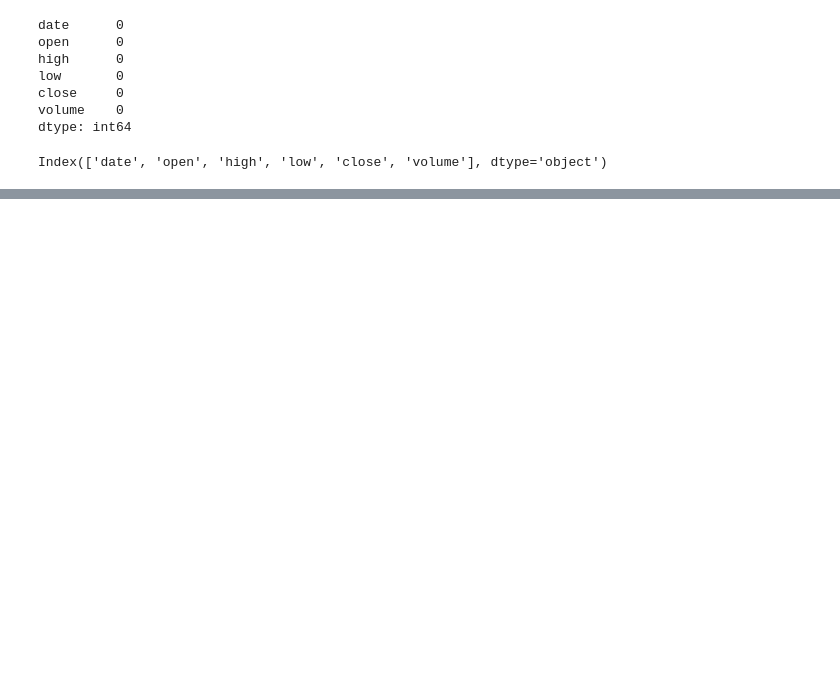
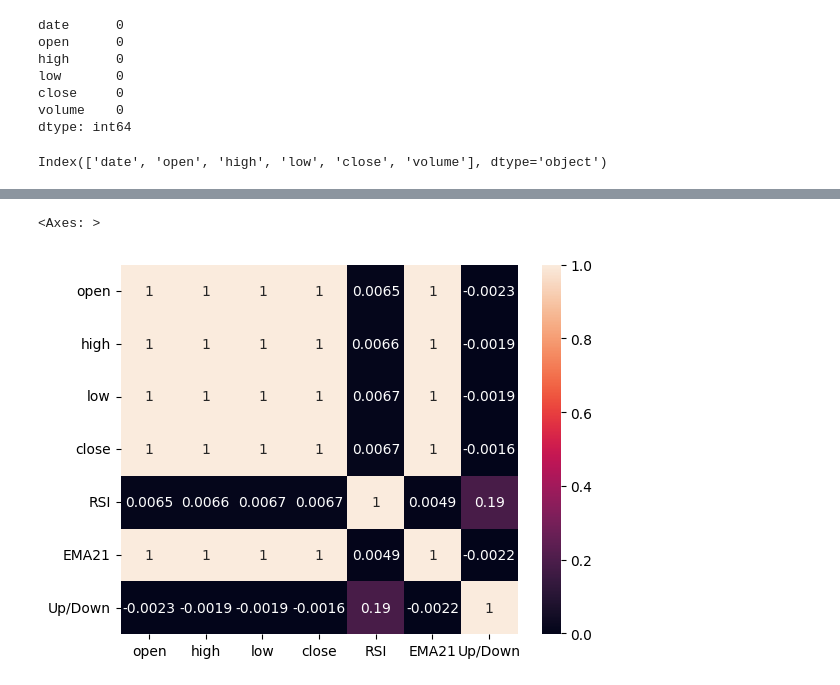
Before and after one commit to helloWorld-Rishabh/Econophysics_profCDS, a Jupyter notebook: EDA_NIFTY50.ipynb, the cells around one changed output, grey strips where cells are left out. Saved outputs shown, nothing was run; the diff lists cells and outputs as text; code cells hidden in the pictures; blank space fills up the shorter version.

```diff
--- a/EDA_NIFTY50.ipynb
+++ b/EDA_NIFTY50.ipynb
@@ -55,0 +114,4 @@ Index(['date', 'open', 'high', 'low', 'close', 'volume'], dtype='object')
+# %%
+df_nifty50=df.copy()
+# %%
+df_nifty50.dropna(inplace= True)
@@ -55,0 +134,4 @@ Index(['date', 'open', 'high', 'low', 'close', 'volume'], dtype='object')
+# %%
+df_nifty50['EMA21'] = df_nifty50['close'].ewm(span=21, adjust=False).mean()
+df_nifty50['Direction']=df_nifty50['close']-df_nifty50['open']
+df_nifty50['Up/Down'] = np.select([df_nifty50['Direction']<0,df_nifty50['Direction']>=0], [0,1])
@@ -55,0 +142,5 @@ Index(['date', 'open', 'high', 'low', 'close', 'volume'], dtype='object')
+# %%
+sns.heatmap(data=df_nifty50.corr(), annot=True)
+# %% [output]
+<Axes: >
+[figure, added]
```
Also changed, not shown: parts of 16 cells of this notebook, 2 other files.
